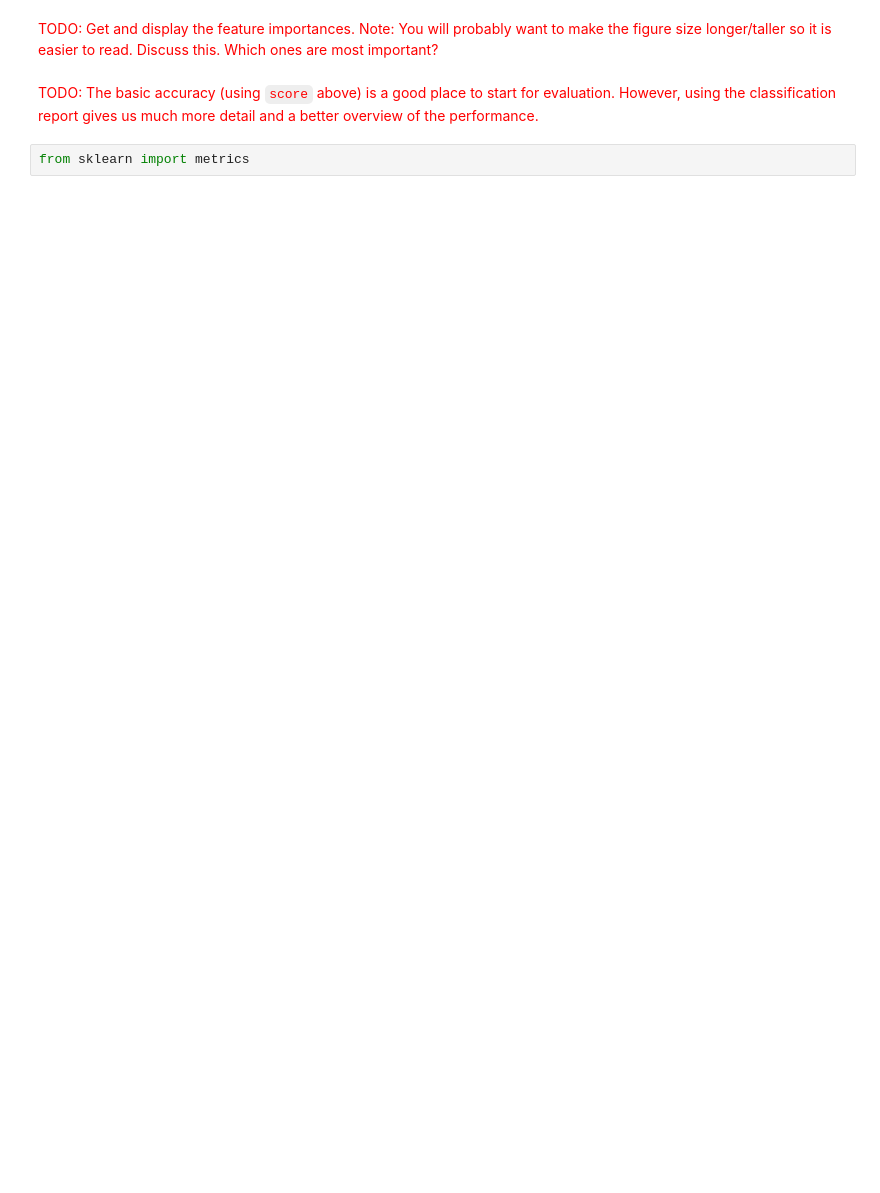
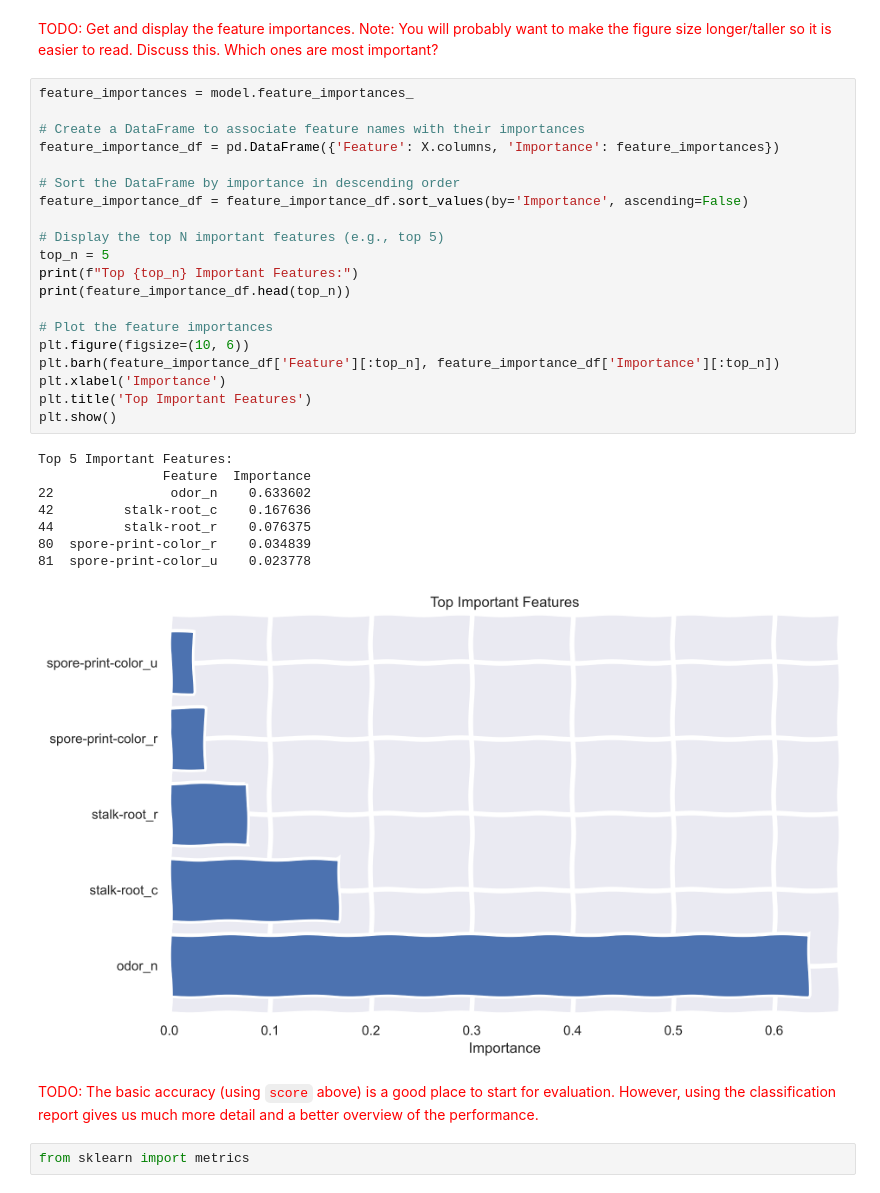
Before and after one commit to Clubin1/ITCS-3162, a Jupyter notebook: excersise-4/Scikit Learn Exercise.ipynb, the cells around one changed output. Cells and saved outputs as stored; diff of their text form; blank space fills up the shorter version.

```diff
--- a/excersise-4/Scikit Learn Exercise.ipynb
+++ b/excersise-4/Scikit Learn Exercise.ipynb
@@ -520,5 +608,34 @@ X_train.shape, y_train.shape, X_test.shape, y_test.shape
 # %% [markdown]
 <font color="red">TODO: Get and display the feature importances. Note: You will probably want to make the figure size longer/taller so it is easier to read. Discuss this. Which ones are most important? </font>
+# %%
+feature_importances = model.feature_importances_
+
+# Create a DataFrame to associate feature names with their importances
+feature_importance_df = pd.DataFrame({'Feature': X.columns, 'Importance': feature_importances})
+
+# Sort the DataFrame by importance in descending order
+feature_importance_df = feature_importance_df.sort_values(by='Importance', ascending=False)
+
+# Display the top N important features (e.g., top 5)
+top_n = 5
+print(f"Top {top_n} Important Features:")
+print(feature_importance_df.head(top_n))
+
+# Plot the feature importances
+plt.figure(figsize=(10, 6))
+plt.barh(feature_importance_df['Feature'][:top_n], feature_importance_df['Importance'][:top_n])
+plt.xlabel('Importance')
+plt.title('Top Important Features')
+plt.show()
+# %% [output]
+Top 5 Important Features:
+                Feature  Importance
+22               odor_n    0.633602
+42         stalk-root_c    0.167636
+44         stalk-root_r    0.076375
+80  spore-print-color_r    0.034839
+81  spore-print-color_u    0.023778
+[figure, added]
 # %% [markdown]
 <font color="red">TODO: The basic accuracy (using `score` above) is a good place to start for evaluation. However, using the classification report gives us much more detail and a better overview of the performance.</font>
 # %%
```
Also changed, not shown: parts of 15 cells of this notebook, 4 other files.
